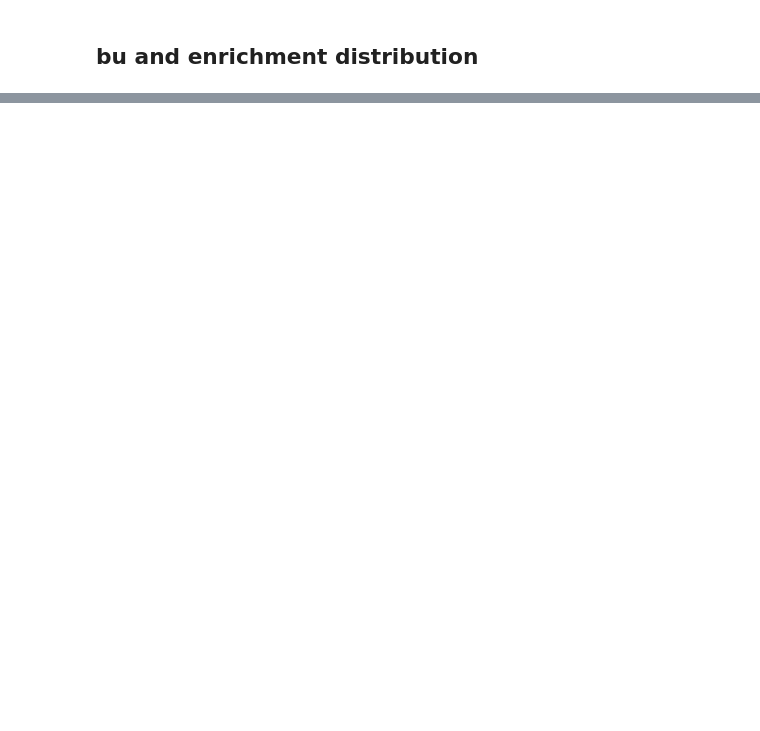
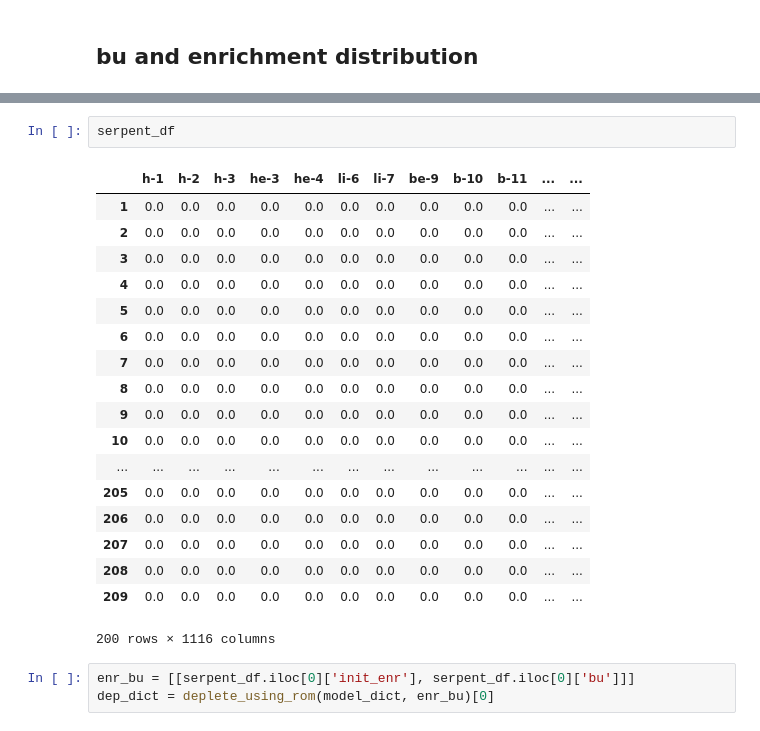
Before and after one commit to jbae11/depletion_rom, a Jupyter notebook: serpent_compare.ipynb, the cells around one changed output, grey strips where cells are left out. Cells and saved outputs as stored; diff of their text form; blank space fills up the shorter version.

```diff
--- a/serpent_compare.ipynb
+++ b/serpent_compare.ipynb
@@ -61,0 +122,24 @@ init_enr 3.3
+# %%
+serpent_df
+# %% [output]
+|  | h-1 | h-2 | h-3 | he-3 | he-4 | li-6 | li-7 | be-9 | b-10 | b-11 | ... | ... |
+| 1 | 0.0 | 0.0 | 0.0 | 0.0 | 0.0 | 0.0 | 0.0 | 0.0 | 0.0 | 0.0 | ... | ... |
+| 2 | 0.0 | 0.0 | 0.0 | 0.0 | 0.0 | 0.0 | 0.0 | 0.0 | 0.0 | 0.0 | ... | ... |
+| 3 | 0.0 | 0.0 | 0.0 | 0.0 | 0.0 | 0.0 | 0.0 | 0.0 | 0.0 | 0.0 | ... | ... |
+| 4 | 0.0 | 0.0 | 0.0 | 0.0 | 0.0 | 0.0 | 0.0 | 0.0 | 0.0 | 0.0 | ... | ... |
+| 5 | 0.0 | 0.0 | 0.0 | 0.0 | 0.0 | 0.0 | 0.0 | 0.0 | 0.0 | 0.0 | ... | ... |
+| 6 | 0.0 | 0.0 | 0.0 | 0.0 | 0.0 | 0.0 | 0.0 | 0.0 | 0.0 | 0.0 | ... | ... |
+| 7 | 0.0 | 0.0 | 0.0 | 0.0 | 0.0 | 0.0 | 0.0 | 0.0 | 0.0 | 0.0 | ... | ... |
+| 8 | 0.0 | 0.0 | 0.0 | 0.0 | 0.0 | 0.0 | 0.0 | 0.0 | 0.0 | 0.0 | ... | ... |
+| 9 | 0.0 | 0.0 | 0.0 | 0.0 | 0.0 | 0.0 | 0.0 | 0.0 | 0.0 | 0.0 | ... | ... |
+| 10 | 0.0 | 0.0 | 0.0 | 0.0 | 0.0 | 0.0 | 0.0 | 0.0 | 0.0 | 0.0 | ... | ... |
+| ... | ... | ... | ... | ... | ... | ... | ... | ... | ... | ... | ... | ... |
+| 205 | 0.0 | 0.0 | 0.0 | 0.0 | 0.0 | 0.0 | 0.0 | 0.0 | 0.0 | 0.0 | ... | ... |
+| 206 | 0.0 | 0.0 | 0.0 | 0.0 | 0.0 | 0.0 | 0.0 | 0.0 | 0.0 | 0.0 | ... | ... |
+| 207 | 0.0 | 0.0 | 0.0 | 0.0 | 0.0 | 0.0 | 0.0 | 0.0 | 0.0 | 0.0 | ... | ... |
+| 208 | 0.0 | 0.0 | 0.0 | 0.0 | 0.0 | 0.0 | 0.0 | 0.0 | 0.0 | 0.0 | ... | ... |
+| 209 | 0.0 | 0.0 | 0.0 | 0.0 | 0.0 | 0.0 | 0.0 | 0.0 | 0.0 | 0.0 | ... | ... |
+200 rows × 1116 columns
+# %%
+enr_bu = [[serpent_df.iloc[0]['init_enr'], serpent_df.iloc[0]['bu']]]
+dep_dict = deplete_using_rom(model_dict, enr_bu)[0]
```
Also changed, not shown: parts of 7 cells of this notebook, 1 other file.
